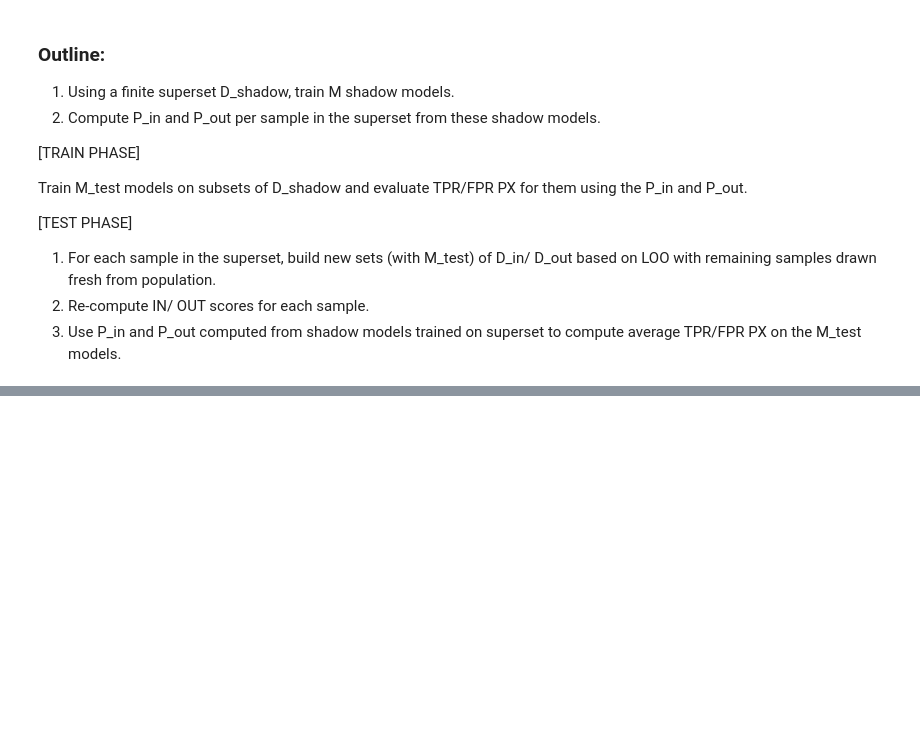
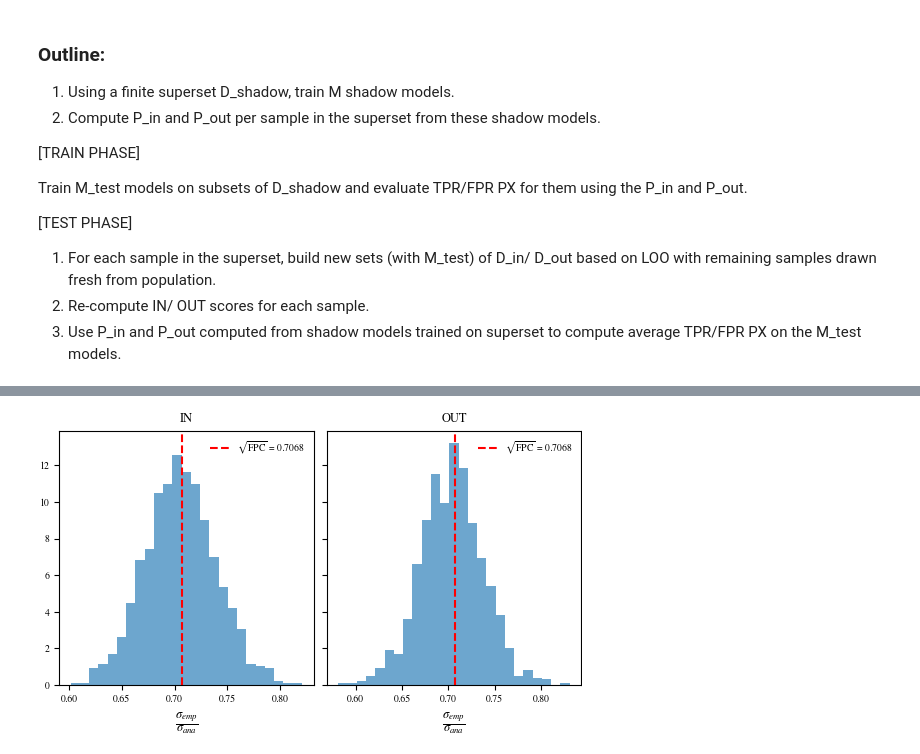
Before and after one commit to TrustworthyMLHelsinki/mi_vulnerbility_evaluation, a Jupyter notebook: finite_pop_eval.ipynb, the cells around one changed output, grey strips where cells are left out. Cells and saved outputs as stored; diff of their text form; code cells hidden in the pictures; blank space fills up the shorter version.

```diff
--- a/finite_pop_eval.ipynb
+++ b/finite_pop_eval.ipynb
@@ -121,0 +245,16 @@ Post-FPC 0.035640625 0.0110078125
+# %%
+# Ratio: corrected_empirical / analytical  (should be ≈ 1.0 if FPC rule is accurate)
+ratio_in  = sigma_ins_corr  / analytical_sigma_in
+ratio_out = sigma_outs_corr / analytical_sigma_out
+
+# Also check raw compression ratio vs predicted compression from FPC
+raw_ratio_in  = sigma_ins  / analytical_sigma_in   # should be ≈ √fpc_in
+raw_ratio_out = sigma_outs / analytical_sigma_out  # should be ≈ √fpc_out
+
+print("── Does empirical compression match FPC prediction? ──")
+print(f" (IN) Raw Ratio:  {raw_ratio_in.mean():.6f}  (expected √fpc_in  = {np.sqrt(fpc_in):.6f})")
+print(f" (OUT) Raw Ratio: {raw_ratio_out.mean():.6f}  (expected √fpc_out = {np.sqrt(fpc_out):.6f})")
+print()
+print("── After FPC correction (corrected/analytical, should be ≈ 1.0) ──")
+print(f"  IN  — mean: {ratio_in.mean():.6f},  std: {ratio_in.std():.6f},  max|err|: {np.abs(ratio_in - 1).max():.6f}")
+print(f"  OUT — mean: {ratio_out.mean():.6f},  std: {ratio_out.std():.6f},  max|err|: {np.abs(ratio_out - 1).max():.6f}")
@@ -121,0 +269,23 @@ Post-FPC 0.035640625 0.0110078125
+# %%
+with plt.rc_context(rc):
+    fig, ax = plt.subplots(1,2, sharey="row")
+
+    ax[0].hist(raw_ratio_in, bins=25, density=True, alpha=0.65)
+    ax[0].axvline(np.sqrt(fpc_in), color="red",  lw=1.5, ls="--", label=rf"$\sqrt{{\mathrm{{FPC}}}}$ = {np.sqrt(fpc_in):.4f}")
+    ax[0].set_title("IN")
+    ax[0].set_xlabel(r"$\dfrac{{\sigma_{emp}}}{{\sigma_{ana}}}$")
+    ax[0].set_box_aspect(1)
+    ax[0].legend()
+
+    ax[1].hist(raw_ratio_out, bins=25, density=True, alpha=0.65)
+    ax[1].axvline(np.sqrt(fpc_out), color="red",  lw=1.5, ls="--", label=rf"$\sqrt{{\mathrm{{FPC}}}}$ = {np.sqrt(fpc_out):.4f}")
+    ax[1].set_title("OUT")
+    ax[1].set_xlabel(r"$\dfrac{{\sigma_{emp}}}{{\sigma_{ana}}}$")
+    ax[1].set_box_aspect(1)
+    ax[1].legend()
+
+    # plt.savefig("fpc_compression_ratio.pdf", bbox_inches="tight")
+
+    plt.show()
+# %% [output]
+[figure, added]
```
Also changed, not shown: parts of 10 cells of this notebook.
